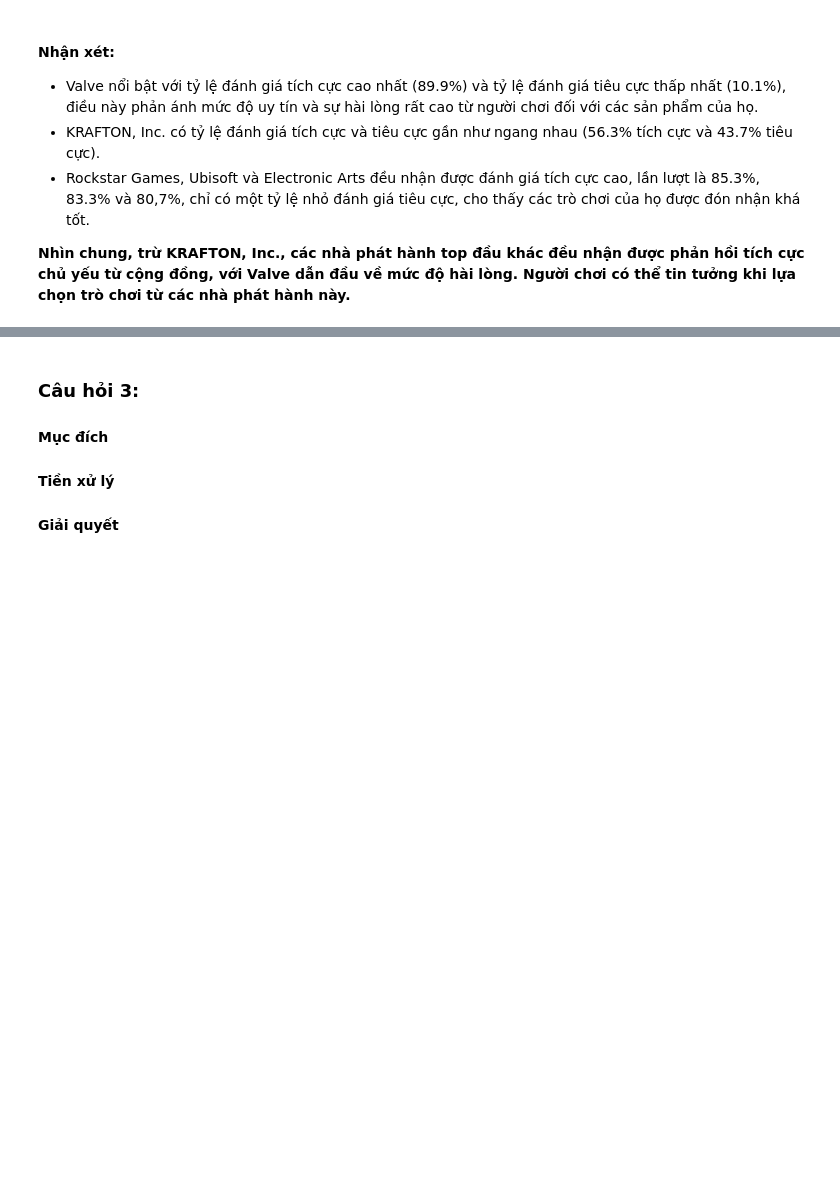
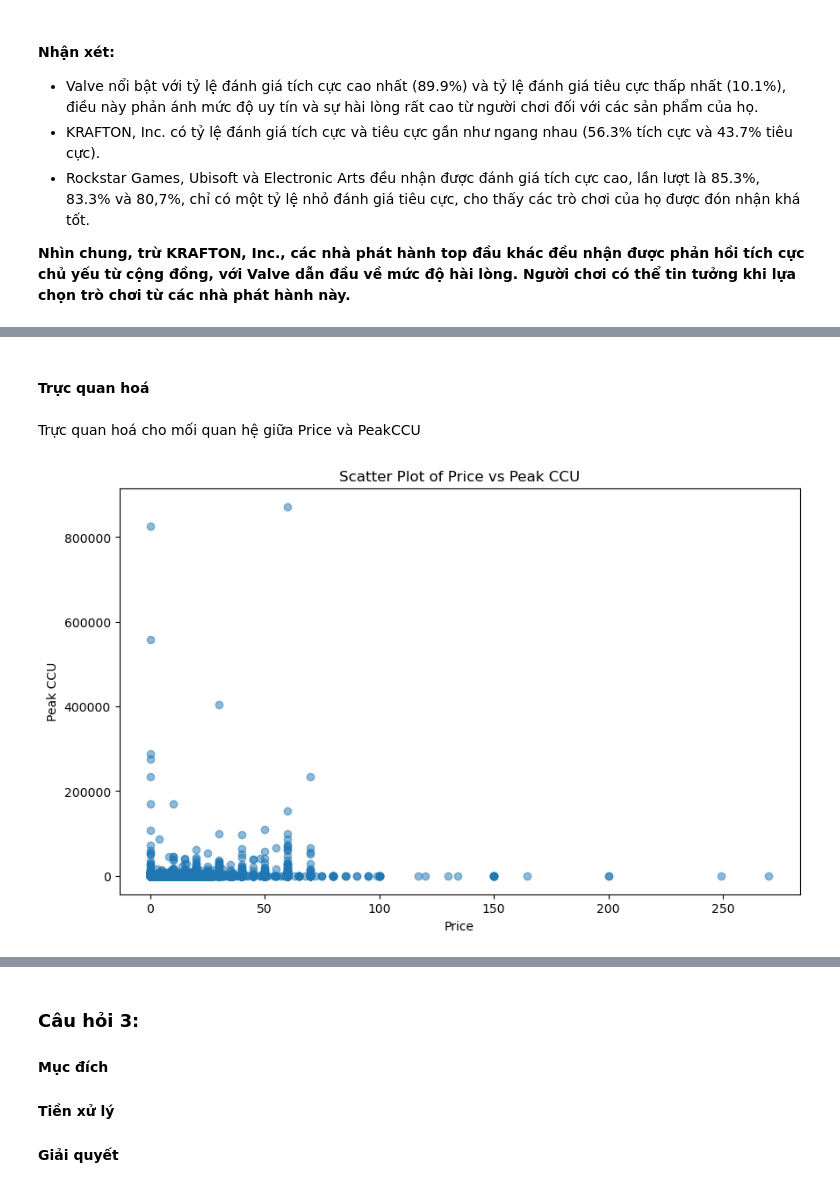
Before and after one commit to NamPhuonn/Final_project_data_science, a Jupyter notebook: final_project.ipynb, the cells around one changed output, grey strips where cells are left out. Drawn from its saved outputs; the diff is of its cells as text; code cells hidden in the pictures; blank space fills up the shorter version.

```diff
--- a/final_project.ipynb
+++ b/final_project.ipynb
@@ -389,0 +390,6 @@ plt.show()
+# %%
+#TODO:
+select_cols = ['AppID','Name','Peak CCU','Price','Estimated owners']
+new_df = game_df[select_cols]
+new_df = new_df[new_df['Peak CCU'] != 0]
+new_df
@@ -389,0 +426,13 @@ plt.show()
+# %% [markdown]
+#### Trực quan hoá
+# %% [markdown]
+Trực quan hoá cho mối quan hệ giữa Price và PeakCCU
+# %%
+plt.figure(figsize=(10, 6))
+plt.scatter(new_df['Price'], new_df['Peak CCU'], alpha=0.5)
+plt.title('Scatter Plot of Price vs Peak CCU')
+plt.xlabel('Price')
+plt.ylabel('Peak CCU')
+plt.show()
+# %% [output]
+[figure, added]
```
Also changed, not shown: parts of 10 cells of this notebook.
